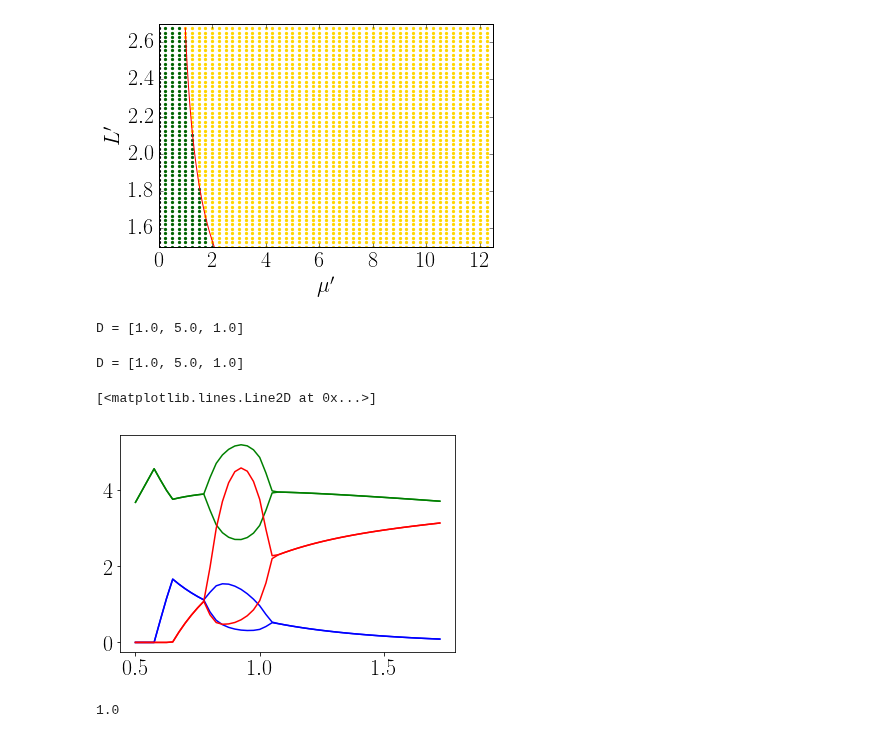
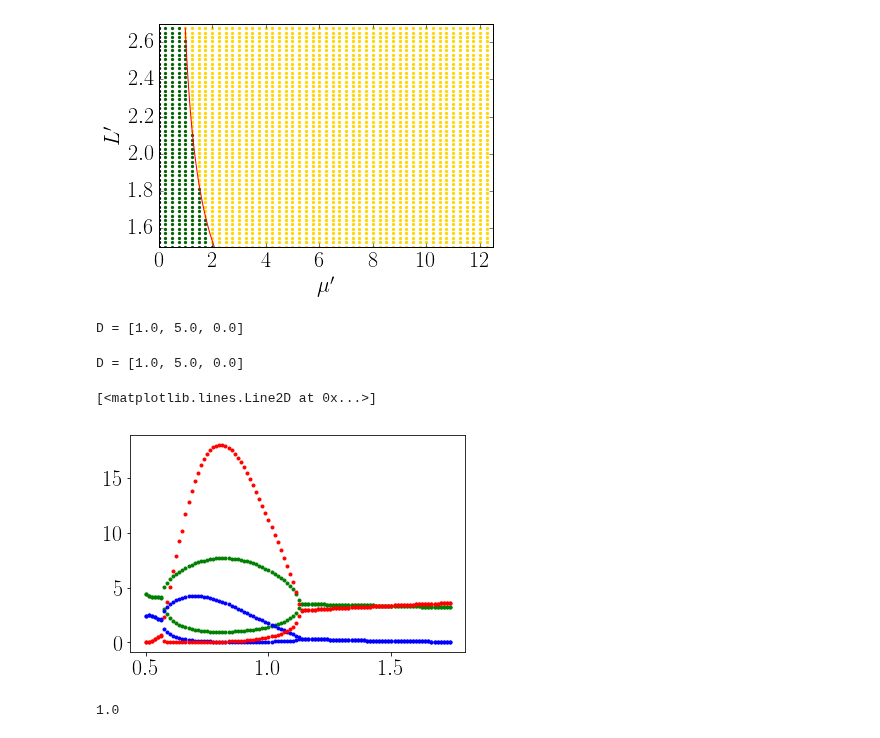
Before and after one commit to reand705/IGP, a Jupyter notebook: Method_Of_LinesIGP.ipynb, the cells around one changed output. Drawn from its saved outputs; the diff is of its cells as text; code cells hidden in the pictures.

```diff
--- a/Method_Of_LinesIGP.ipynb
+++ b/Method_Of_LinesIGP.ipynb
@@ -264,7 +264,7 @@ plt.plot(x,C2[0:M,-10],color = 'red')
 DR = 1.0
 D1 = 1.0
 D2 = 5.0
-l = 1.0
+l = 0.5 + 30*0.0125
 alpha = 1.0
 beta = 8
 gamma = 0.5
@@ -277,7 +277,7 @@ sol = np.load('Method_Of_LinesIGP_l = %.3f,DR=%.3f,D1=%.3f,D2=%.3f,mu=%.3f,gamma
 R = np.transpose(sol[:,0:M])
 C1 = np.transpose(sol[:,M:2*M])
 C2 = np.transpose(sol[:,2*M:])
-plt.plot(t[-100:],R[M/2,-100:],color = 'green')
-plt.plot(t[-100:],C1[M/2,-100:],color = 'blue')
-plt.plot(t[-100:],C2[M/2,-100:],color = 'red')
+plt.plot(t[:],R[M/2,:],color = 'green')
+plt.plot(t[:],C1[M/2,:],color = 'blue')
+plt.plot(t[:],C2[M/2,:],color = 'red')
 # %% [output]
@@ -533,8 +534,8 @@ plt.ylabel(r"$L'$")
 #Oscilações x L
 #Gera os dados para fazer o gráfico L x mu
 #L' = sqrt(m1)*(L/pi)
-Nl = 50
-L = [0.5 + 0.025*j for j in range(0,Nl)]
+Nl = 100
+L = [0.5 + 0.0125*j for j in range(0,Nl)]
 mu = 15
 t = np.linspace(0,Tmax,N)
 m = 1.0
@@ -542,7 +543,7 @@ gamma = 0.5
 alpha = 1
 beta = 8
 phi = 1.0
-D = [[1.0,5.0,1.0]]
+D = [[1.0,5.0,0.0]]
 for d in D:
     print("D = " + str(d))
     D1,D2,DR = d[0],d[1],d[2]
@@ -559,53 +560,53 @@ for d in D:
         np.save('Method_Of_LinesIGP_l = %.3f,DR=%.3f,D1=%.3f,D2=%.3f,mu=%.3f,gamma=%.3f,beta =%.3f'
                 % (l,DR,D1,D2,mu,gamma,beta),sol)
 # %% [output]
-D = [1.0, 5.0, 1.0]
+D = [1.0, 5.0, 0.0]
 # %%
 #Leia os dados e gere o gráfico Pop x L
-Nl = 50
-L = [0.5 + 0.025*j for j in range(0,Nl)]
+Nl = 100
+L = [0.5 + 0.0125*j for j in range(0,Nl)]
 mu = 15
 t = np.linspace(0,Tmax,N)
 m = 1.0
 gamma = 0.5
 alpha = 1
 beta = 8
 phi = 1.0
-D = [[1.0,5.0,1.0]]
+D = [[1.0,5.0,0.0]]
 
 RMAX = []
 RMIN = []
 C1MAX = []
 C1MIN = []
 C2MAX = []
 C2MIN = []
 
 for d in D:
     print("D = " + str(d))
     D1,D2,DR = d[0],d[1],d[2]
     for l in L:
         sol = np.load('Method_Of_LinesIGP_l = %.3f,DR=%.3f,D1=%.3f,D2=%.3f,mu=%.3f,gamma=%.3f,beta =%.3f.npy'
                 % (l,DR,D1,D2,mu,gamma,beta))
         R = np.transpose(sol[:,0:M])
         C1 = np.transpose(sol[:,M:2*M])
         C2 = np.transpose(sol[:,2*M:])
-        RMAX.append(np.max(R[M/2,-50:]))
-        RMIN.append(np.min(R[M/2,-50:]))
-        C1MAX.append(np.max(C1[M/2,-50:]))
-        C1MIN.append(np.min(C1[M/2,-50:]))
-        C2MAX.append(np.max(C2[M/2,-50:]))
-        C2MIN.append(np.min(C2[M/2,-50:]))
+        RMAX.append(np.max(R[M/2,-500:]))
+        RMIN.append(np.min(R[M/2,-500:]))
+        C1MAX.append(np.max(C1[M/2,-500:]))
+        C1MIN.append(np.min(C1[M/2,-500:]))
+        C2MAX.append(np.max(C2[M/2,-500:]))
+        C2MIN.append(np.min(C2[M/2,-500:]))
 
-plt.plot(L,RMAX,color = 'green')
-plt.plot(L,RMIN,color = 'green')
-plt.plot(L,C1MAX,color = 'blue')
-plt.plot(L,C1MIN,color = 'blue')
-plt.plot(L,C2MAX,color = 'red')
-plt.plot(L,C2MIN,color = 'red')
+plt.plot(L,RMAX,color = 'green',marker = '.',linestyle = "None")
+plt.plot(L,RMIN,color = 'green',marker = '.',linestyle = "None")
+plt.plot(L,C1MAX,color = 'blue',marker = '.',linestyle = "None")
+plt.plot(L,C1MIN,color = 'blue',marker = '.',linestyle = "None")
+plt.plot(L,C2MAX,color = 'red',marker = '.',linestyle = "None")
+plt.plot(L,C2MIN,color = 'red',marker = '.',linestyle = "None")
 # %% [output]
-D = [1.0, 5.0, 1.0]
+D = [1.0, 5.0, 0.0]
 [<matplotlib.lines.Line2D at 0x...>]
-[figure, old version]
+[figure, new version]
 # %%
 DR = 1
 l = 1.0
```
Also changed, not shown: parts of 1 cell of this notebook, 2 other files.
